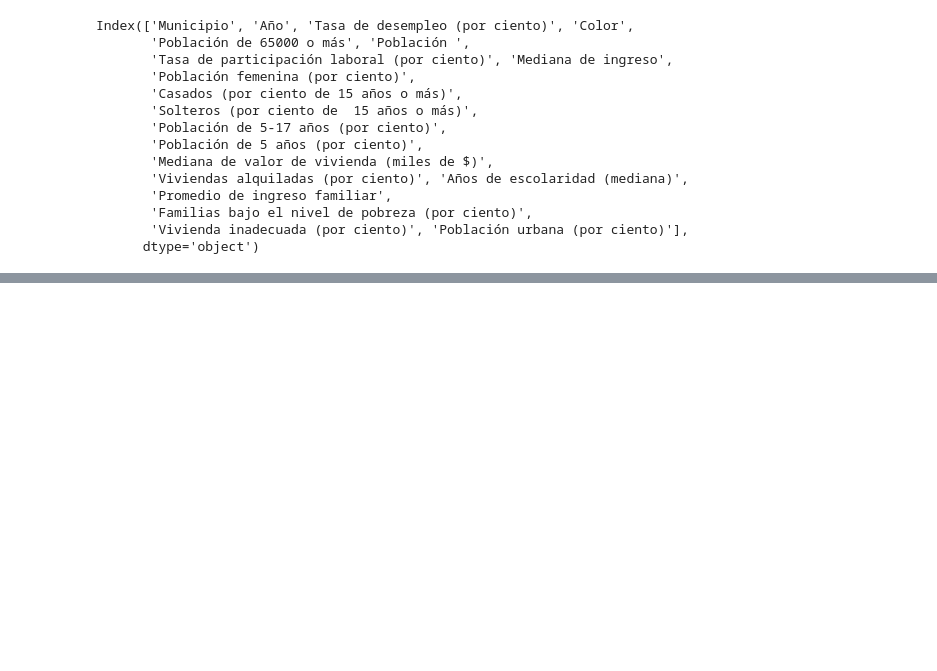
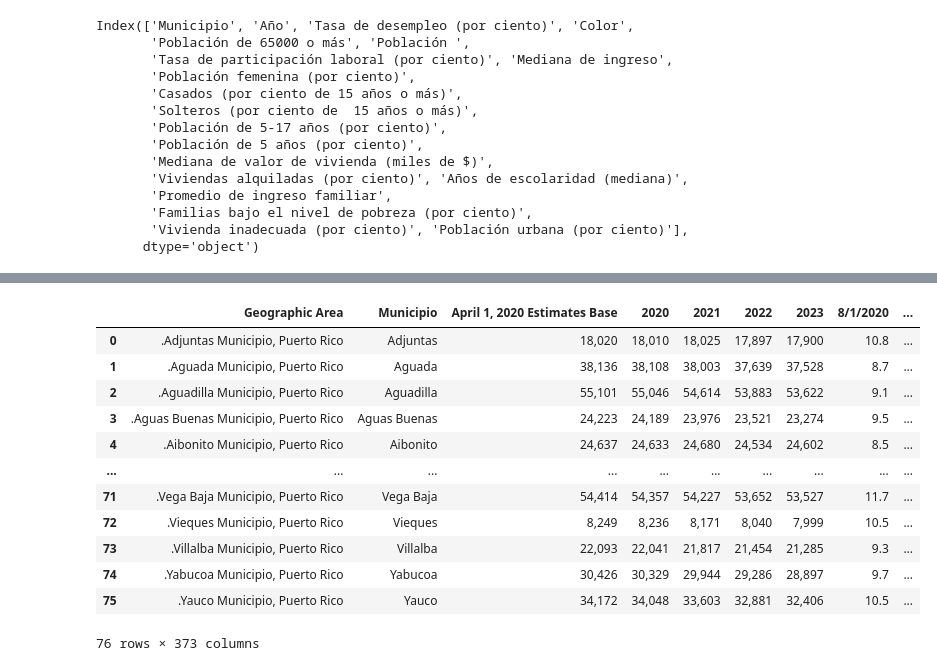
Before and after one commit to Venettov/Riveraruiz_GIS, a Jupyter notebook: PS1_Copy.ipynb, the cells around one changed output, grey strips where cells are left out. Cells and saved outputs as stored; diff of their text form; code cells hidden in the pictures; blank space fills up the shorter version.

```diff
--- a/PS1_Copy.ipynb
+++ b/PS1_Copy.ipynb
@@ -183,3 +183,8 @@ Index(['Municipio', 'Año', 'Tasa de desempleo (por ciento)', 'Color',
        'Familias bajo el nivel de pobreza (por ciento)',
        'Vivienda inadecuada (por ciento)', 'Población urbana (por ciento)'],
       dtype='object')
+# %%
+
+df_pop_unem = pd.merge(df_pop, df_unemployment, on='Municipio')
+df_pop_unem.head(78)
+# %% [output]
@@ -185,0 +192,13 @@ Index(['Municipio', 'Año', 'Tasa de desempleo (por ciento)', 'Color',
+|  | Geographic Area | Municipio | April 1, 2020 Estimates Base | 2020 | 2021 | 2022 | 2023 | 8/1/2020 | ... |
+| 0 | .Adjuntas Municipio, Puerto Rico | Adjuntas | 18,020 | 18,010 | 18,025 | 17,897 | 17,900 | 10.8 | ... |
+| 1 | .Aguada Municipio, Puerto Rico | Aguada | 38,136 | 38,108 | 38,003 | 37,639 | 37,528 | 8.7 | ... |
+| 2 | .Aguadilla Municipio, Puerto Rico | Aguadilla | 55,101 | 55,046 | 54,614 | 53,883 | 53,622 | 9.1 | ... |
+| 3 | .Aguas Buenas Municipio, Puerto Rico | Aguas Buenas | 24,223 | 24,189 | 23,976 | 23,521 | 23,274 | 9.5 | ... |
+| 4 | .Aibonito Municipio, Puerto Rico | Aibonito | 24,637 | 24,633 | 24,680 | 24,534 | 24,602 | 8.5 | ... |
+| ... | ... | ... | ... | ... | ... | ... | ... | ... | ... |
+| 71 | .Vega Baja Municipio, Puerto Rico | Vega Baja | 54,414 | 54,357 | 54,227 | 53,652 | 53,527 | 11.7 | ... |
+| 72 | .Vieques Municipio, Puerto Rico | Vieques | 8,249 | 8,236 | 8,171 | 8,040 | 7,999 | 10.5 | ... |
+| 73 | .Villalba Municipio, Puerto Rico | Villalba | 22,093 | 22,041 | 21,817 | 21,454 | 21,285 | 9.3 | ... |
+| 74 | .Yabucoa Municipio, Puerto Rico | Yabucoa | 30,426 | 30,329 | 29,944 | 29,286 | 28,897 | 9.7 | ... |
+| 75 | .Yauco Municipio, Puerto Rico | Yauco | 34,172 | 34,048 | 33,603 | 32,881 | 32,406 | 10.5 | ... |
+76 rows × 373 columns
```
Also changed, not shown: parts of 3 cells of this notebook.
